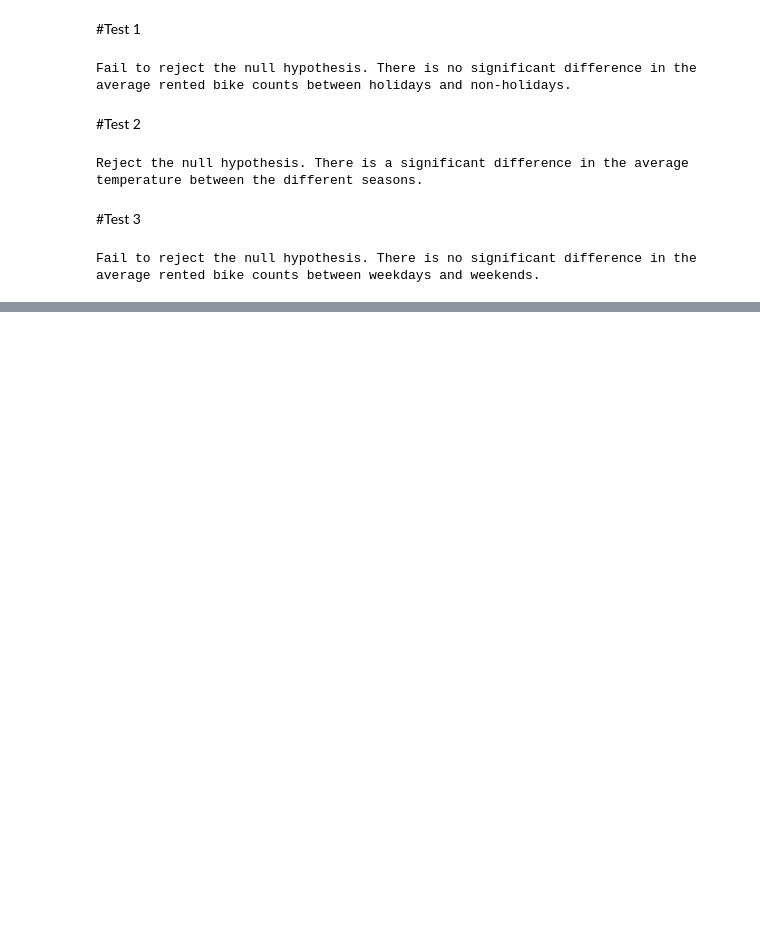
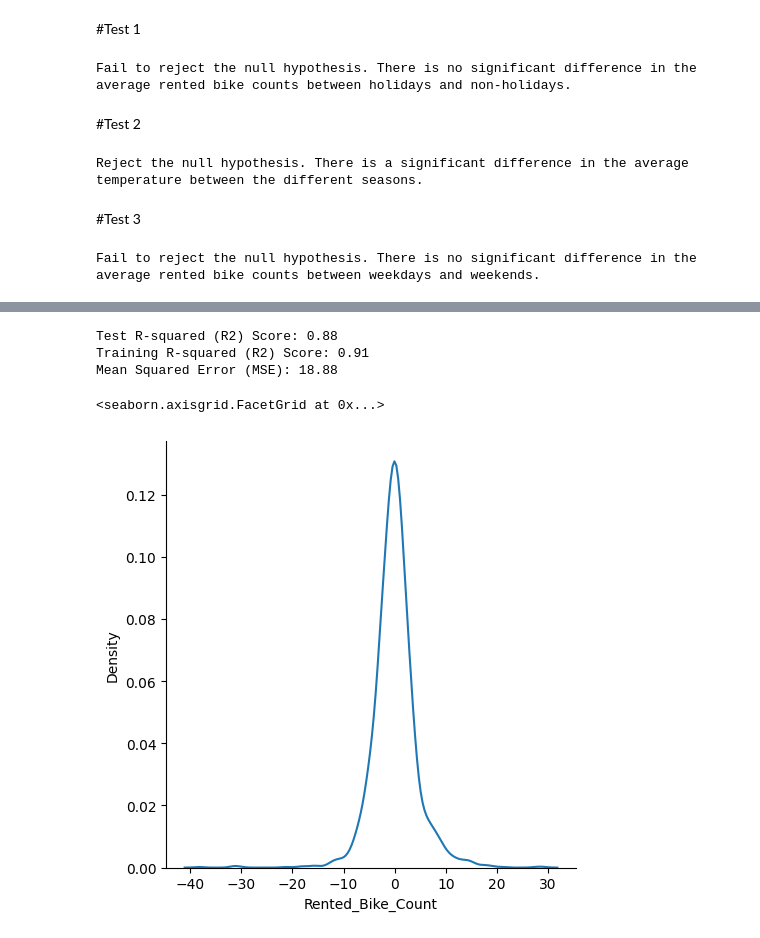
Before and after one commit to abhishek0478/ML-project---Regression, a Jupyter notebook: Bike_sharing_demand_analysis1_.ipynb, the cells around one changed output, grey strips where cells are left out. Drawn from its saved outputs; the diff is of its cells as text; code cells hidden in the pictures; blank space fills up the shorter version.

```diff
--- a/Bike_sharing_demand_analysis1_.ipynb
+++ b/Bike_sharing_demand_analysis1_.ipynb
@@ -652,0 +747,48 @@ Index(['Rented_Bike_Count', 'Temperature', 'Humidity', 'Wind_speed',
+# %%
+from sklearn.preprocessing import PolynomialFeatures
+from sklearn.linear_model import Ridge
+from sklearn.metrics import mean_squared_error, r2_score
+import numpy as np
+
+# Assuming you have already created the 'x_train', 'x_test', 'y_train', and 'y_test' datasets
+# 'x_train' and 'x_test' are the results of polynomial regression on PCA-transformed data
+
+# Create a PolynomialFeatures instance (with degree=2 for quadratic features)
+poly_features = PolynomialFeatures(degree=2)
+
+# Transform the data to include polynomial features
+x_train_poly = poly_features.fit_transform(X_train)
+x_test_poly = poly_features.transform(X_test)
+
+# Create a Ridge regression model
+ridge_reg = Ridge(alpha=1.0)  # You can adjust the alpha parameter (regularization strength)
+
+# Fit the Ridge model to the training data
+ridge_reg.fit(x_train_poly, y_train)
+
+# Predict on the test data
+y_pred = ridge_reg.predict(x_test_poly)
+
+# Calculate R-squared (R2) for the test data
+test_r2 = ridge_reg.score(x_test_poly, y_test)
+
+# Calculate R-squared (R2) for the training data
+training_r2 = ridge_reg.score(x_train_poly, y_train)
+
+# Calculate Mean Squared Error (MSE) for the test data
+mse = mean_squared_error(y_test, y_pred)
+
+
+print(f"Test R-squared (R2) Score: {test_r2:.2f}")
+print(f"Training R-squared (R2) Score: {training_r2:.2f}")
+print(f"Mean Squared Error (MSE): {mse:.2f}")
+# %% [output]
+Test R-squared (R2) Score: 0.88
+Training R-squared (R2) Score: 0.91
+Mean Squared Error (MSE): 18.88
+# %%
+# Visualizing evaluation Metric Score chart
+sns.displot(y_pred - y_test,kind ='kde')
+# %% [output]
+<seaborn.axisgrid.FacetGrid at 0x...>
+[figure, added]
```
Also changed, not shown: parts of 64 cells of this notebook.
